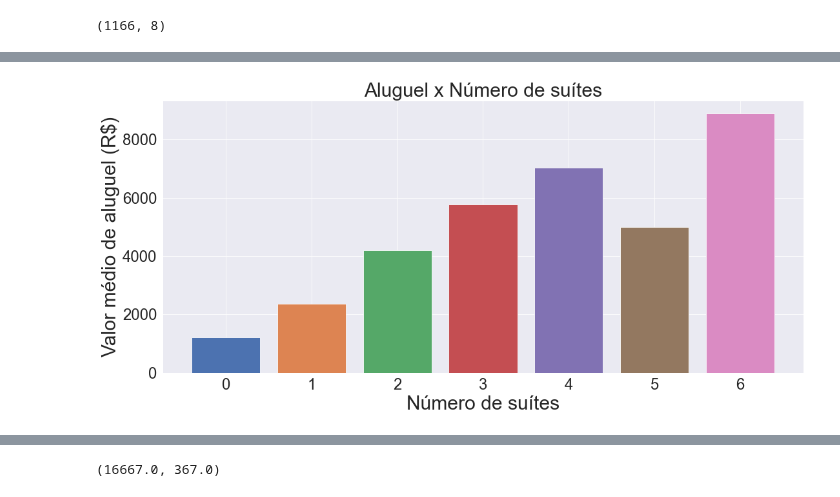
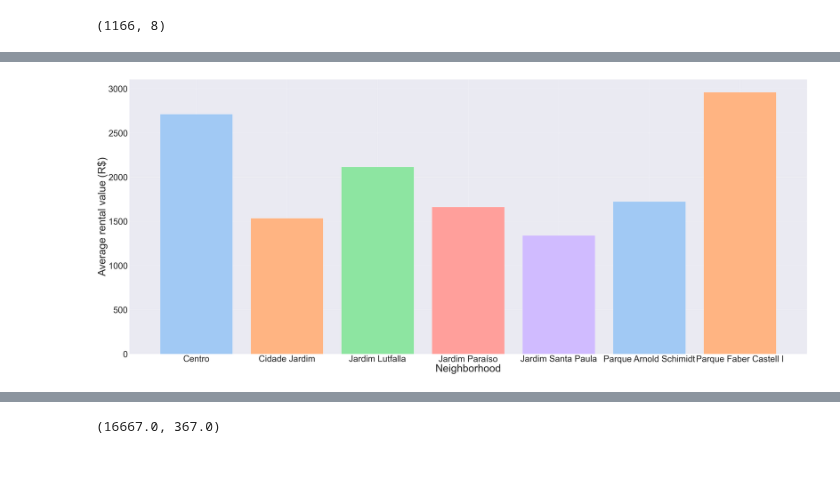
Before and after one commit to sancasa/Smart_Renting, a Jupyter notebook: data_analysis/data_analysis.ipynb, the cells around one changed output, grey strips where cells are left out. Cells and saved outputs as stored; diff of their text form; code cells hidden in the pictures; blank space fills up the shorter version.

```diff
--- a/data_analysis/data_analysis.ipynb
+++ b/data_analysis/data_analysis.ipynb
@@ -120,7 +102,0 @@ Name: Tipo, dtype: int64
-# %%
-#vai ser necessário padronizar os tipos
-
-df['Tipo'].replace(['Apartamento Flat com ...', 'Apartamento Apartamento ...', 'Apartamento Studio',
-'Apartamento Duplex', 'Apartamento Cobertura', 'Apartamento Padrão', 'Apartamento Kitchnet ...', 'Apartamento Flat sem ...',
-'Apartamento Kitnet', 'Apartamento Apartamen...', 'Apartamento Flat'], ['Apartamento', 'Apartamento', 'Apartamento', 'Apartamento', 'Apartamento', 'Apartamento',
-'Apartamento', 'Apartamento', 'Apartamento', 'Apartamento', 'Apartamento'], inplace=True)
@@ -136,2 +102,0 @@ Name: Tipo, dtype: int64
-# %%
-df['Tipo'].replace(['Casa Padrão', 'Casa Condomínio', 'Casa Sobrado', 'Casa Edícula'], ['Casa', 'Casa', 'Casa', 'Casa'], inplace=True)
@@ -289,0 +118,7 @@ Name: Valor_final, dtype: float64
+# %%
+#vai ser necessário padronizar os Types
+
+df['Type'].replace(['Apartamento Flat com ...', 'Apartamento Apartamento ...', 'Apartamento Studio',
+'Apartamento Duplex', 'Apartamento Cobertura', 'Apartamento Padrão', 'Apartamento Kitchnet ...', 'Apartamento Flat sem ...',
+'Apartamento Kitnet', 'Apartamento Apartamen...', 'Apartamento Flat'], ['Apartamento', 'Apartamento', 'Apartamento', 'Apartamento', 'Apartamento', 'Apartamento',
+'Apartamento', 'Apartamento', 'Apartamento', 'Apartamento', 'Apartamento'], inplace=True)
@@ -289,0 +134,2 @@ Name: Valor_final, dtype: float64
+# %%
+df['Type'].replace(['Casa Padrão', 'Casa Condomínio', 'Casa Sobrado', 'Casa Edícula'], ['Casa', 'Casa', 'Casa', 'Casa'], inplace=True)
@@ -448,14 +501,19 @@ plt.show()
 # %%
-barplot4 = df.groupby(['Suítes'], as_index=False).mean()[['Suítes', 'Valor_final']]
+bairros_desejados = ['Centro', 'Jardim Lutfalla', 'Parque Arnold Schimidt', 'Cidade Jardim',
+'Jardim Santa Paula', 'Jardim Paraíso', 'Parque Faber Castell I']
+df_bairros = df.groupby('Neighborhood', as_index=False)['Rent_value'].mean().sort_values(by=['Neighborhood'])[['Neighborhood', 'Rent_value']]
+barplot6 = df_bairros[df_bairros['Neighborhood'].isin(bairros_desejados)]
 
-plt.figure(figsize=(18,10), tight_layout=True)
-colors = sns.color_palette('deep')
-plt.bar(barplot4['Suítes'], barplot4['Valor_final'], color=colors[:7])
-plt.xlabel('Número de suítes', fontsize=30)
-plt.ylabel('Valor médio de aluguel (R$)', fontsize=30)
-plt.title('Aluguel x Número de suítes', fontsize=30)
-#plt.savefig("img4.pdf")
-plt.tick_params(axis="both", labelsize=24)
+#sns.set_context('paper', font_scale=10)
+
+plt.figure(figsize=(72,30))
+colors = sns.color_palette('pastel')
+plt.bar(barplot6['Neighborhood'], barplot6['Rent_value'], color=colors[:5])
+plt.xlabel('Neighborhood', fontsize=62)
+plt.ylabel('Average rental value (R$)', fontsize=62)
+#plt.title('Aluguel x Principais Bairros', fontsize=35)
+#plt.savefig("img6.pdf")
+plt.tick_params(axis="both", labelsize=52)
 plt.show()
 # %% [output]
-[figure, old version]
+[figure, new version]
```
Also changed, not shown: parts of 89 cells of this notebook.
